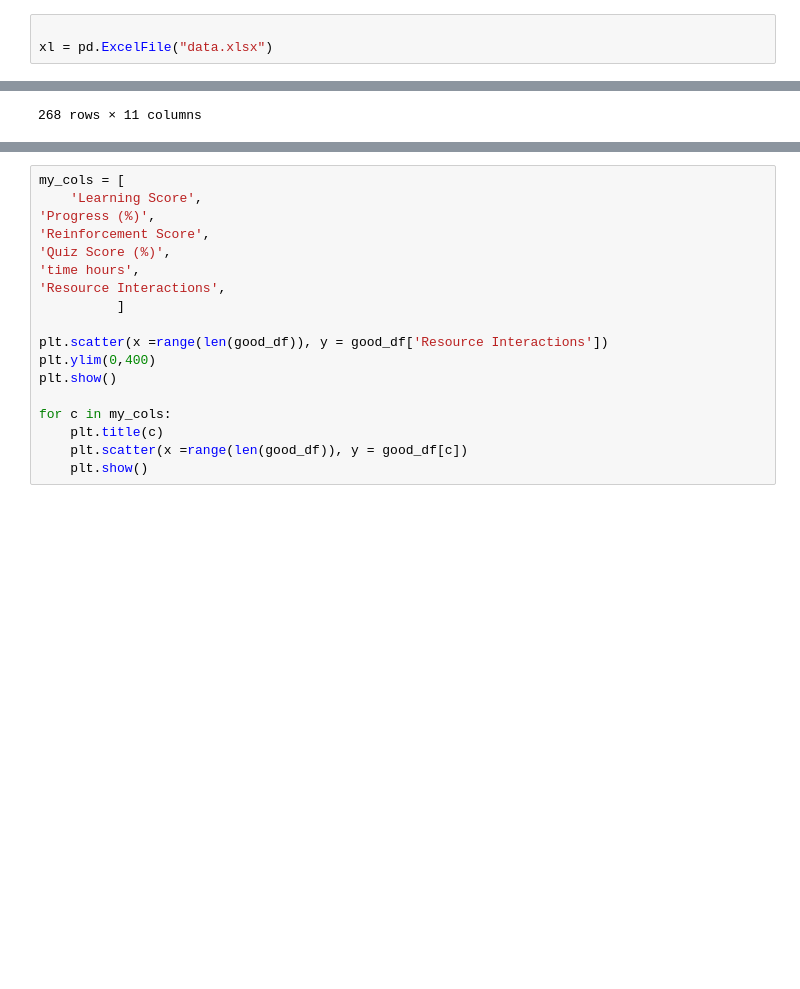
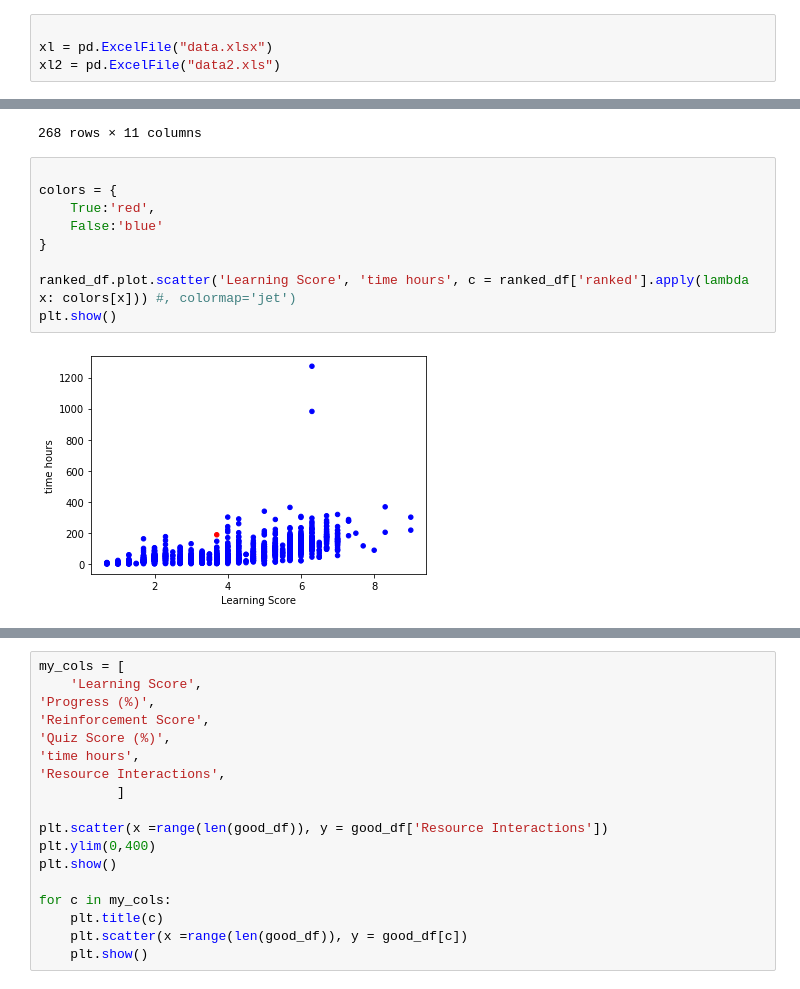
Before and after one commit to Krebbet/for_mrigank, a Jupyter notebook: simple exploration plots.ipynb, the cells around one changed output, grey strips where cells are left out. Cells and saved outputs as stored; diff of their text form; blank space fills up the shorter version.

```diff
--- a/simple exploration plots.ipynb
+++ b/simple exploration plots.ipynb
@@ -10,6 +12,7 @@ Successfully installed xlrd-1.2.0
 # %%
 
 xl = pd.ExcelFile("data.xlsx")
+xl2 = pd.ExcelFile("data2.xls")
 # %%
 xl.sheet_names
 # %% [output]
@@ -143,3 +192,14 @@ sorted_df
 | 1 | Steve Hladek | San Antonio TX 1 | 98.0 | 9.3 | 3.0 | 79.0 | 07:32:28 | ... |
 | 0 | Monica Farmakis | Evanston IL 1 | 98.0 | 9.3 | 0.0 | 82.0 | 09:28:17 | ... |
 268 rows × 11 columns
+# %%
+
+colors = {
+    True:'red',
+    False:'blue'
+}
+
+ranked_df.plot.scatter('Learning Score', 'time hours', c = ranked_df['ranked'].apply(lambda x: colors[x])) #, colormap='jet')
+plt.show()
+# %% [output]
+[figure, added]
```
Also changed, not shown: parts of 22 cells of this notebook.
